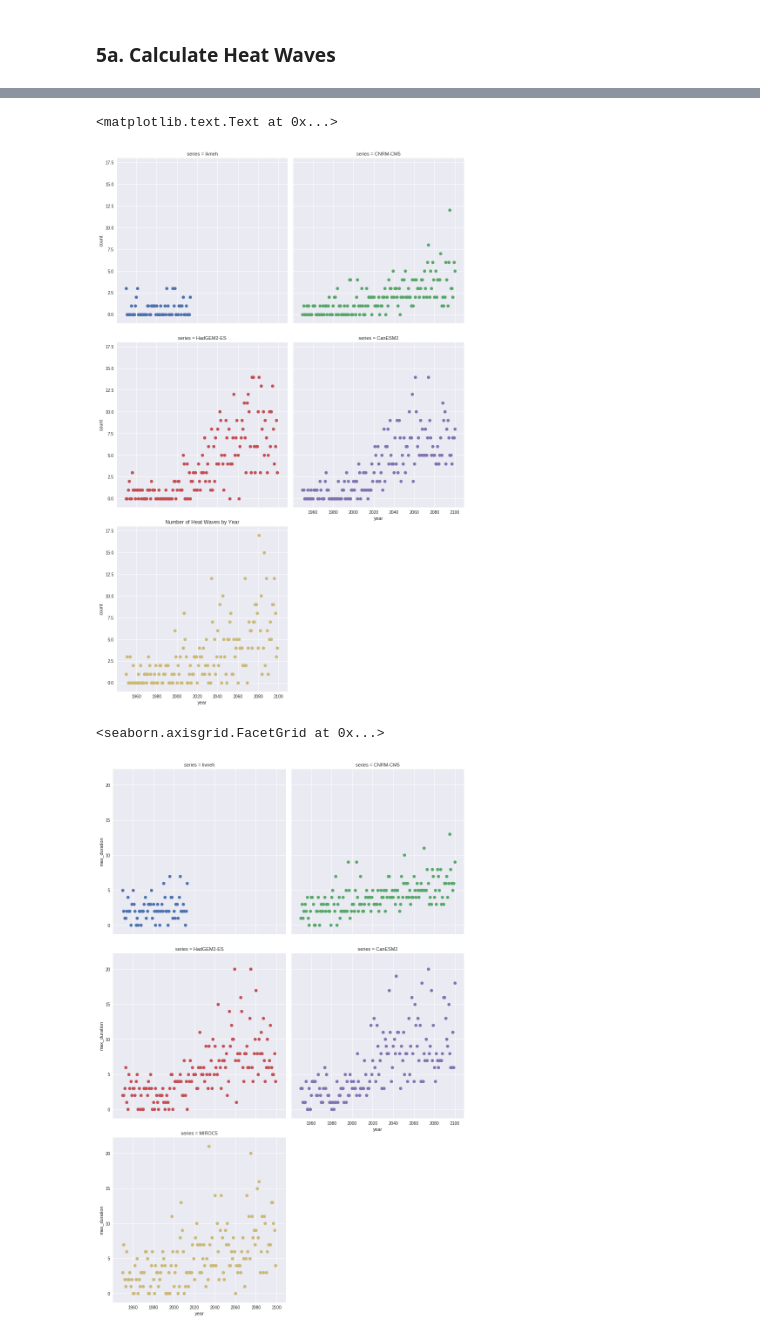
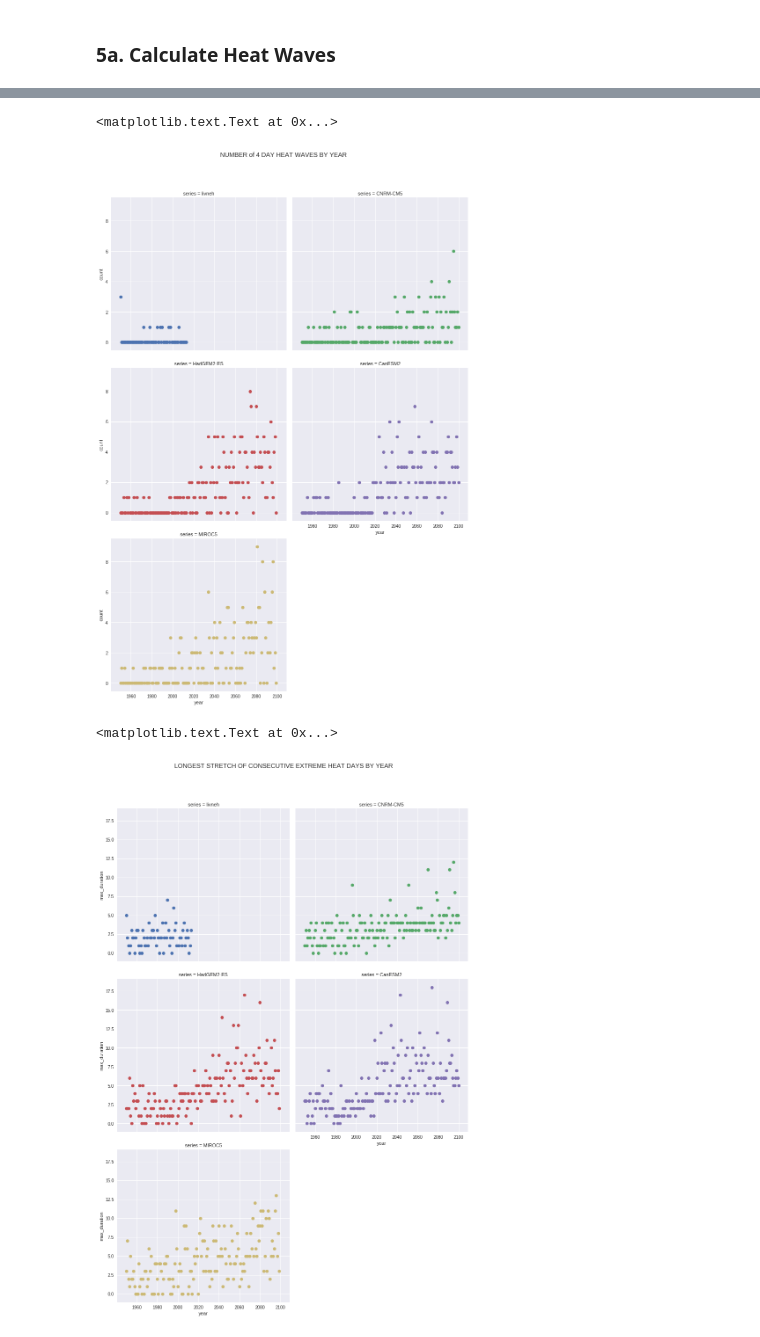
Before and after one commit to berkeley-gif/caladapt-docs, a Jupyter notebook: cookbook/daily_data_extreme_heat.ipynb, the cells around one changed output, grey strips where cells are left out. Cells and saved outputs as stored; diff of their text form; code cells hidden in the pictures.

Commit message:
Update extreme heat example with data for City of Sacramento

```diff
--- a/cookbook/daily_data_extreme_heat.ipynb
+++ b/cookbook/daily_data_extreme_heat.ipynb
@@ -71,8 +71,8 @@ headers = {'ContentType': 'json'}
 # Your point of interest
 point = 'POINT(-121.4687 38.5938)'
 
-# Name of boundary layer in API
-resource = 'counties'
+# Name of boundary layer in API (Census Designated Place layer)
+resource = 'place'
 
 # Request url
 url = api + '/' + resource + '/'
@@ -594,7 +594,7 @@ def parse_date_ranges(dates):
 
     return list(group_consecutive(dates)) if dates else False
 # %%
-def calculate_heat_waves(df, period=3):
+def calculate_heat_waves(df, period=4):
     # Convert dataframe rows into a list of tuples, each tuple has elements (date, temp, series)
     data = list(df.itertuples(index=True, name=None))
 
@@ -613,8 +613,8 @@ def calculate_heat_waves(df, period=3):
 
     # Number of extreme heat days that constitute a heat wave
     # How many heat waves if there is a 10 consecutive extreme heat days?
-    # Count of heat waves = 10 // 3 (3 is the period that constitutes a heat wave)
-    #                     = 3 (integer value of divisor)
+    # Count of heat waves = 10 // 4 (4 is the period that constitutes a heat wave)
+    #                     = 2 (integer value of divisor)
     series_name = data[0][0][2]
 
     for item in data:
@@ -668,12 +668,16 @@ heat_waves
 # %%
 g = sns.FacetGrid(data=heat_waves, col='series', col_wrap=2, hue='series', size=6)
 g.map(plt.scatter, 'year', 'count')
+plt.subplots_adjust(top=0.9)
+g.fig.suptitle('NUMBER of 4 DAY HEAT WAVES BY YEAR')
 # %% [output]
 <matplotlib.text.Text at 0x...>
-[figure, old version]
+[figure, new version]
 # %%
 g = sns.FacetGrid(data=heat_waves, col='series', col_wrap=2, hue='series', size=6)
 g.map(plt.scatter, 'year', 'max_duration')
+plt.subplots_adjust(top=0.9)
+g.fig.suptitle('LONGEST STRETCH OF CONSECUTIVE EXTREME HEAT DAYS BY YEAR')
 # %% [output]
-<seaborn.axisgrid.FacetGrid at 0x...>
+<matplotlib.text.Text at 0x...>
-[figure, old version]
+[figure, new version]
```
Also changed, not shown: parts of 23 cells of this notebook.
